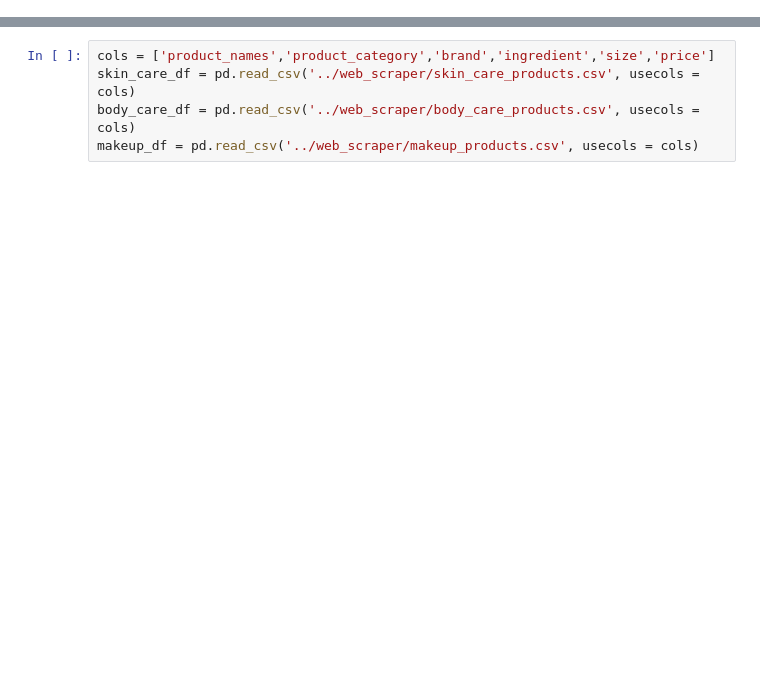
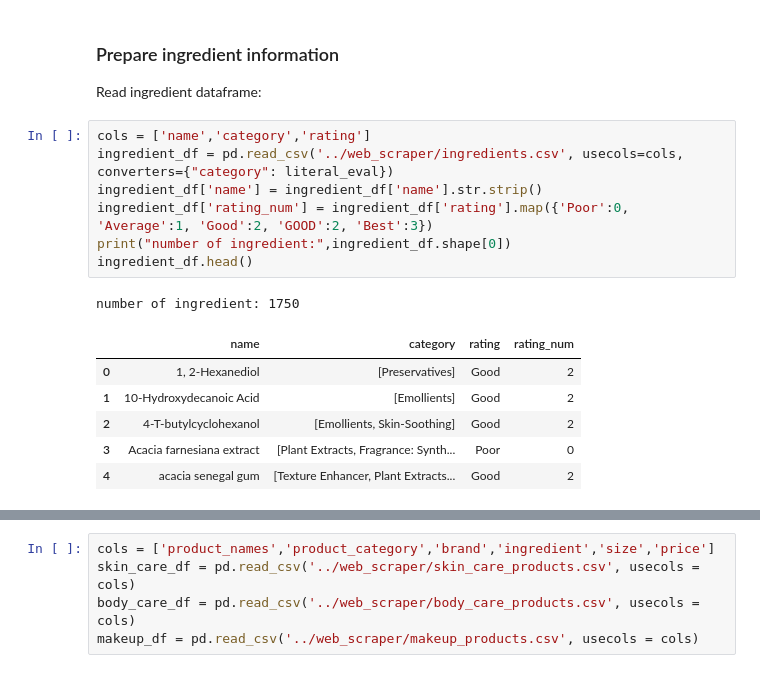
Before and after one commit to NoxMoon/inside_beauty, a Jupyter notebook: data_cleaning/data_cleaning.ipynb, the cells around one changed output, grey strips where cells are left out. Cells and saved outputs as stored; diff of their text form; blank space fills up the shorter version.

```diff
--- a/data_cleaning/data_cleaning.ipynb
+++ b/data_cleaning/data_cleaning.ipynb
@@ -3,0 +14,19 @@ import re
+# %% [markdown]
+### Prepare ingredient information
+
+Read ingredient dataframe:
+# %%
+cols = ['name','category','rating']
+ingredient_df = pd.read_csv('../web_scraper/ingredients.csv', usecols=cols, converters={"category": literal_eval})
+ingredient_df['name'] = ingredient_df['name'].str.strip()
+ingredient_df['rating_num'] = ingredient_df['rating'].map({'Poor':0, 'Average':1, 'Good':2, 'GOOD':2, 'Best':3})
+print("number of ingredient:",ingredient_df.shape[0])
+ingredient_df.head()
+# %% [output]
+number of ingredient: 1750
+|  | name | category | rating | rating_num |
+| 0 | 1, 2-Hexanediol | [Preservatives] | Good | 2 |
+| 1 | 10-Hydroxydecanoic Acid | [Emollients] | Good | 2 |
+| 2 | 4-T-butylcyclohexanol | [Emollients, Skin-Soothing] | Good | 2 |
+| 3 | Acacia farnesiana extract | [Plant Extracts, Fragrance: Synth... | Poor | 0 |
+| 4 | acacia senegal gum | [Texture Enhancer, Plant Extracts... | Good | 2 |
```
Also changed, not shown: parts of 27 cells of this notebook, 1 other file.
